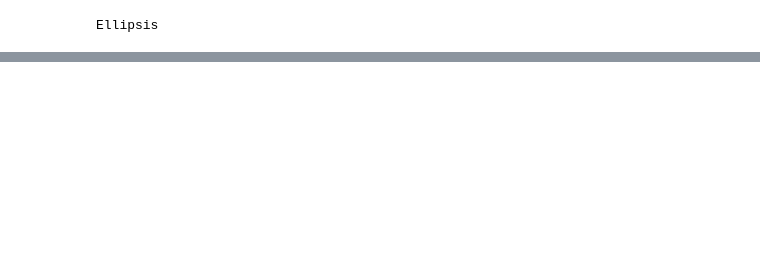
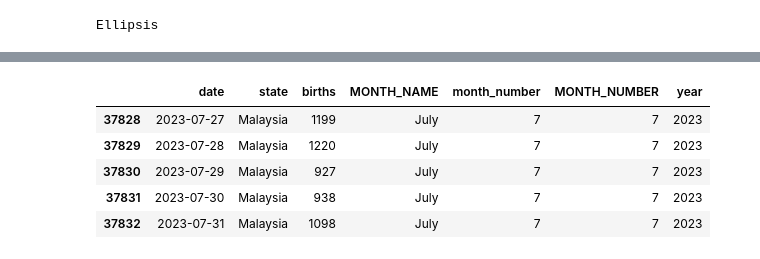
Before and after one commit to ksa-de101-0824/python-pandas, a Jupyter notebook: Exercise/aldanish_birth.ipynb, the cells around one changed output, grey strips where cells are left out. Drawn from its saved outputs; the diff is of its cells as text; code cells hidden in the pictures; blank space fills up the shorter version.

```diff
--- a/Exercise/aldanish_birth.ipynb
+++ b/Exercise/aldanish_birth.ipynb
@@ -147,0 +152,9 @@ df.head()
+# %%
+df.tail()
+# %% [output]
+|  | date | state | births | MONTH_NAME | month_number | MONTH_NUMBER | year |
+| 37828 | 2023-07-27 | Malaysia | 1199 | July | 7 | 7 | 2023 |
+| 37829 | 2023-07-28 | Malaysia | 1220 | July | 7 | 7 | 2023 |
+| 37830 | 2023-07-29 | Malaysia | 927 | July | 7 | 7 | 2023 |
+| 37831 | 2023-07-30 | Malaysia | 938 | July | 7 | 7 | 2023 |
+| 37832 | 2023-07-31 | Malaysia | 1098 | July | 7 | 7 | 2023 |
```
Also changed, not shown: parts of 7 cells of this notebook, 5 other files.
